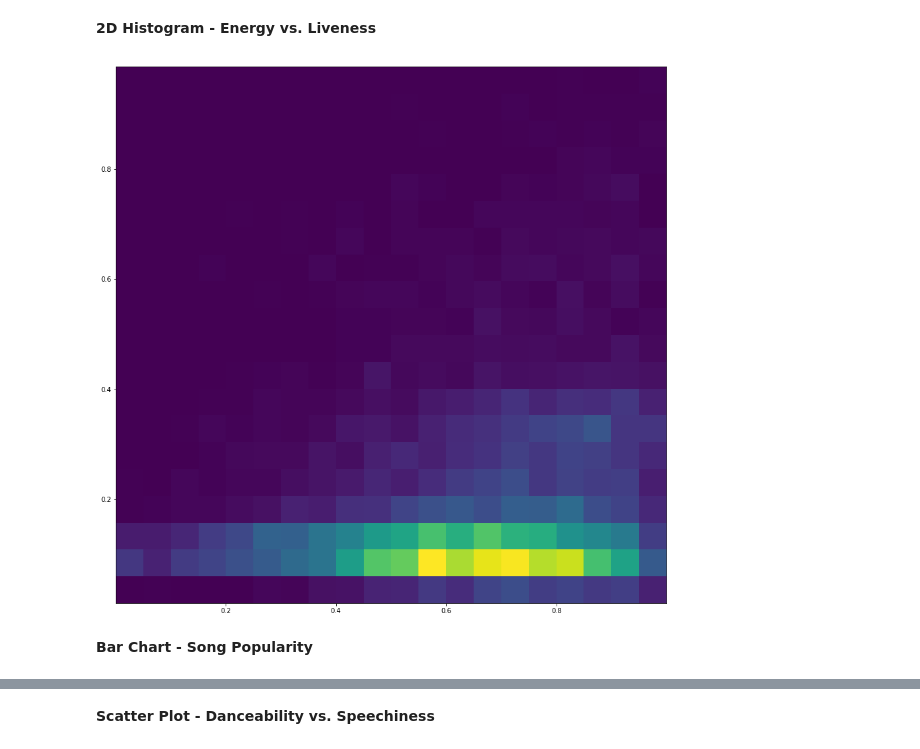
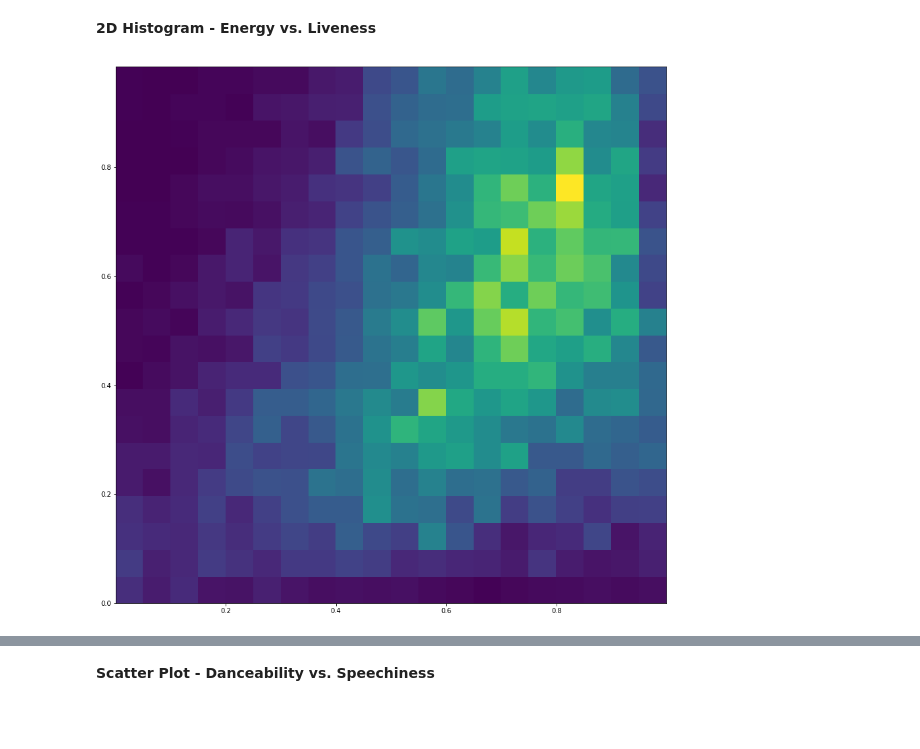
Before and after one commit to edalrami/spotify_clustering, a Jupyter notebook: Project 2.ipynb, the cells around one changed output, grey strips where cells are left out. Drawn from its saved outputs; the diff is of its cells as text; code cells hidden in the pictures; blank space fills up the shorter version.

Commit message:
All plots added to question 3

```diff
--- a/Project 2.ipynb
+++ b/Project 2.ipynb
@@ -253,8 +253,6 @@ print(song_data_df.head())
 **2D Histogram - Energy vs. Liveness**
 # %%
 fig, ax = plt.subplots(figsize = (15,15))
-hist = ax.hist2d(song_data_df['energy'], song_data_df['liveness'], bins=20)
+hist = ax.hist2d(song_data_df['energy'], song_data_df['audio_valence'], bins=20)
 # %% [output]
-[figure, old version]
+[figure, new version]
-# %% [markdown]
-**Bar Chart - Song Popularity**
```
Also changed, not shown: parts of 5 cells of this notebook.
